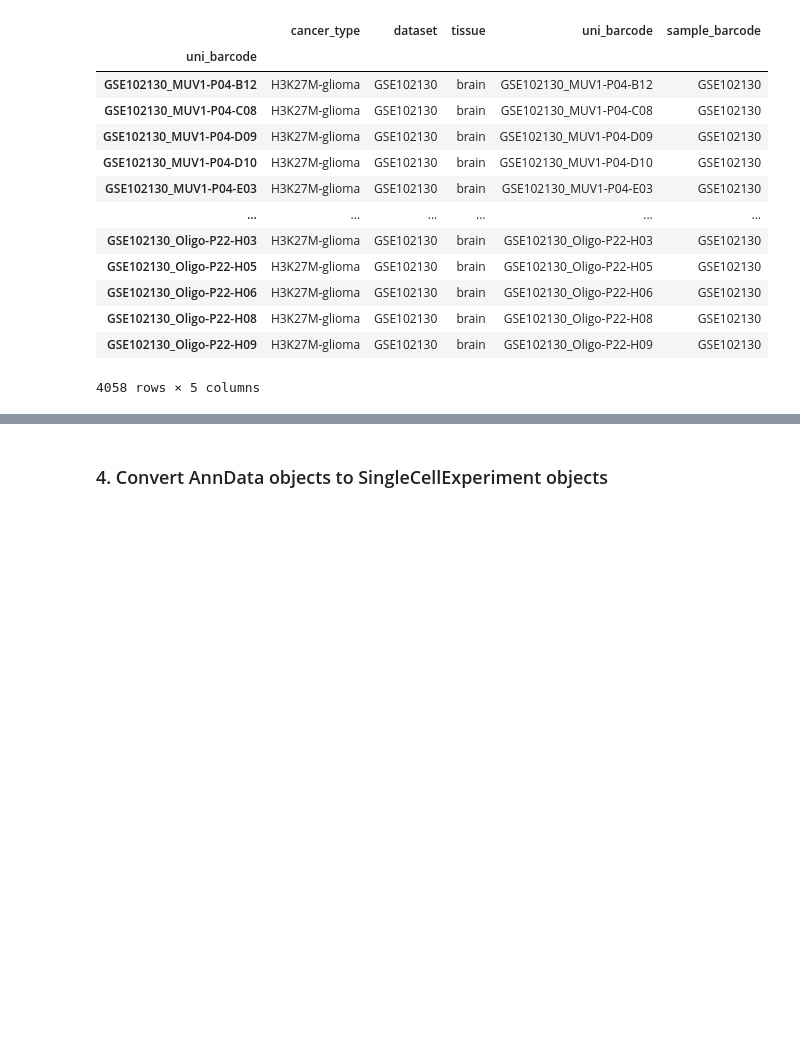
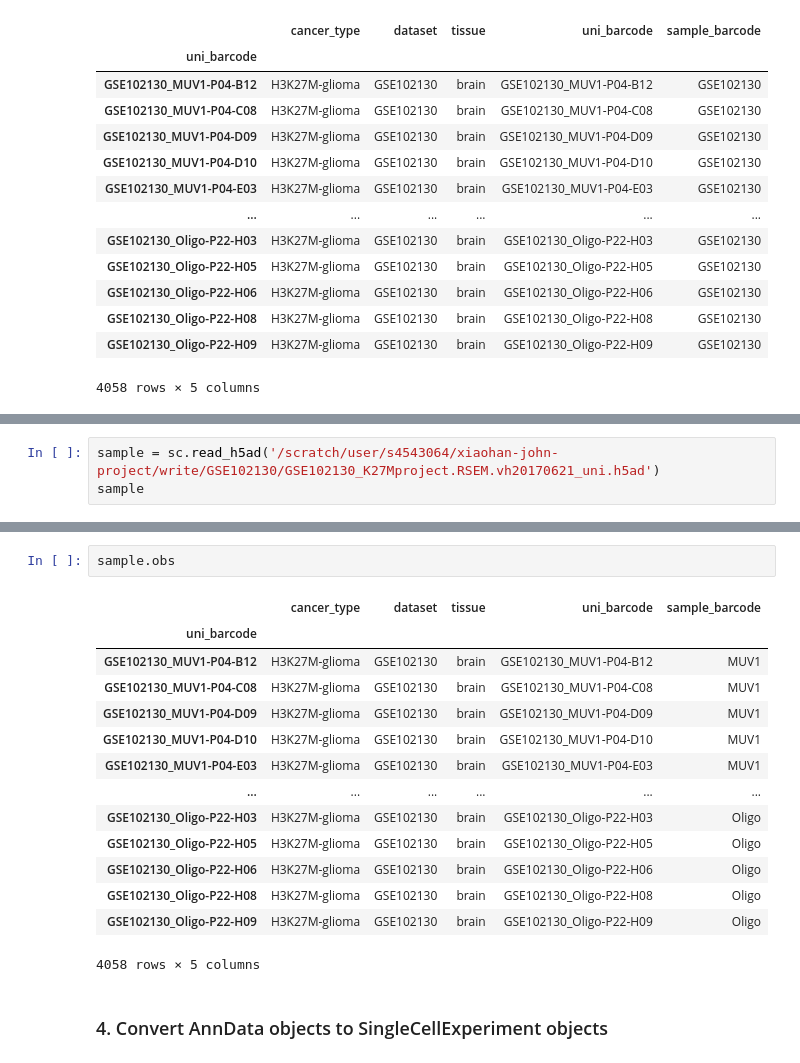
Before and after one commit to tuonglab/pan-paedcancer-scrnaseq, a Jupyter notebook: notebooks/GSE102130.ipynb, the cells around one changed output, grey strips where cells are left out. Cells and saved outputs as stored; diff of their text form; blank space fills up the shorter version.

Commit message:
Update the sample_barcode for GSE102130

```diff
--- a/notebooks/GSE102130.ipynb
+++ b/notebooks/GSE102130.ipynb
@@ -144,0 +229,3 @@ sample.obs
+# %%
+sample = sc.read_h5ad('/scratch/user/s4543064/xiaohan-john-project/write/GSE102130/GSE102130_K27Mproject.RSEM.vh20170621_uni.h5ad')
+sample
@@ -145,3 +252,20 @@ sample.obs
+# %%
+sample.obs
+# %% [output]
+|  | cancer_type | dataset | tissue | uni_barcode | sample_barcode |
+| uni_barcode |  |  |  |  |  |
+| GSE102130_MUV1-P04-B12 | H3K27M-glioma | GSE102130 | brain | GSE102130_MUV1-P04-B12 | MUV1 |
+| GSE102130_MUV1-P04-C08 | H3K27M-glioma | GSE102130 | brain | GSE102130_MUV1-P04-C08 | MUV1 |
+| GSE102130_MUV1-P04-D09 | H3K27M-glioma | GSE102130 | brain | GSE102130_MUV1-P04-D09 | MUV1 |
+| GSE102130_MUV1-P04-D10 | H3K27M-glioma | GSE102130 | brain | GSE102130_MUV1-P04-D10 | MUV1 |
+| GSE102130_MUV1-P04-E03 | H3K27M-glioma | GSE102130 | brain | GSE102130_MUV1-P04-E03 | MUV1 |
+| ... | ... | ... | ... | ... | ... |
+| GSE102130_Oligo-P22-H03 | H3K27M-glioma | GSE102130 | brain | GSE102130_Oligo-P22-H03 | Oligo |
+| GSE102130_Oligo-P22-H05 | H3K27M-glioma | GSE102130 | brain | GSE102130_Oligo-P22-H05 | Oligo |
+| GSE102130_Oligo-P22-H06 | H3K27M-glioma | GSE102130 | brain | GSE102130_Oligo-P22-H06 | Oligo |
+| GSE102130_Oligo-P22-H08 | H3K27M-glioma | GSE102130 | brain | GSE102130_Oligo-P22-H08 | Oligo |
+| GSE102130_Oligo-P22-H09 | H3K27M-glioma | GSE102130 | brain | GSE102130_Oligo-P22-H09 | Oligo |
+4058 rows × 5 columns
 # %% [markdown]
 ### 4. Convert AnnData objects to SingleCellExperiment objects
 # %%
```
Also changed, not shown: parts of 8 cells of this notebook.
